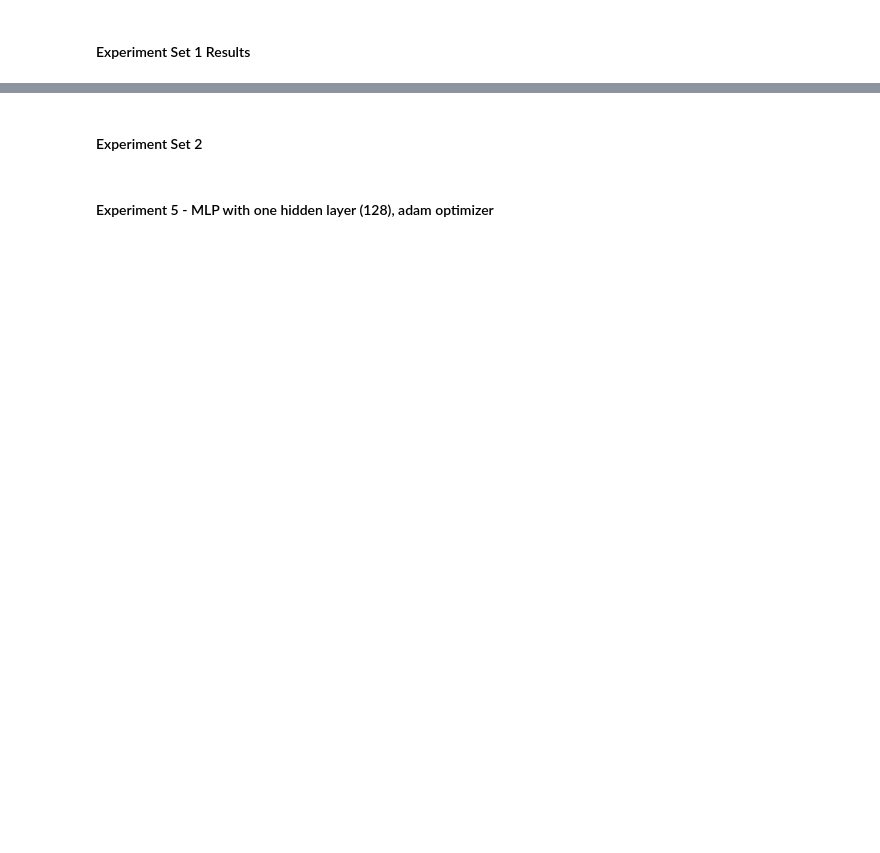
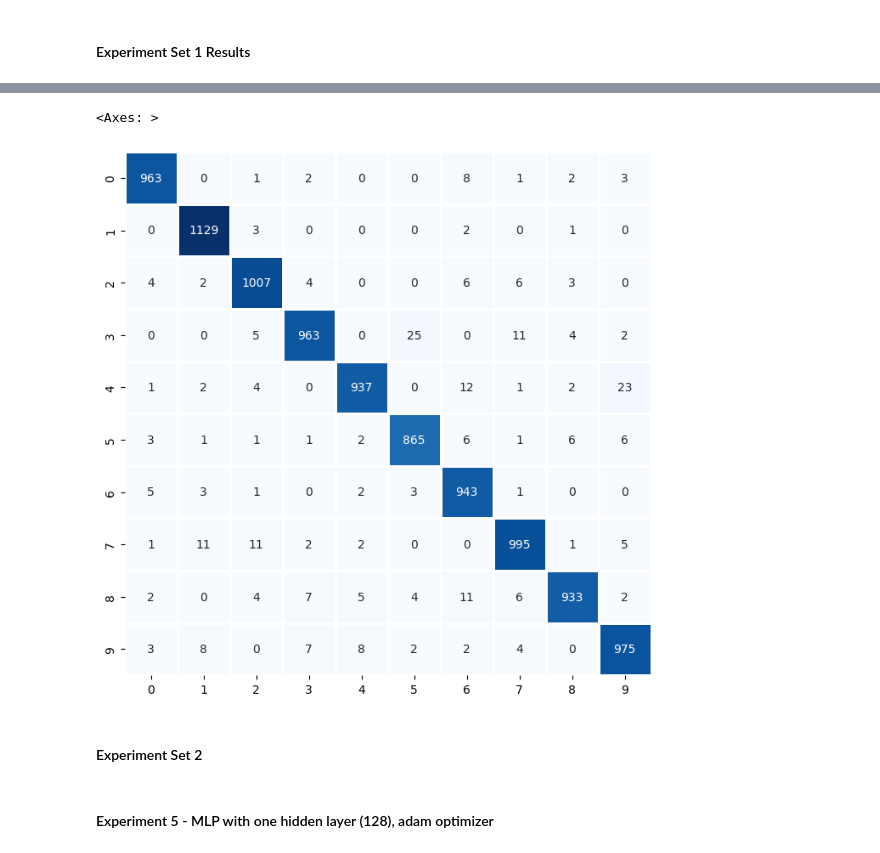
Before and after one commit to hayashady/NU_MSDS, a Jupyter notebook: 458 - Artificial Intelligence & Deep Learning/458.3 - Simple Neural Networks: Architecture & Design Principles/Assignment1Hayashi.ipynb, the cells around one changed output, grey strips where cells are left out. Saved outputs shown, nothing was run; the diff lists cells and outputs as text; code cells hidden in the pictures; blank space fills up the shorter version.

```diff
--- a/458 - Artificial Intelligence & Deep Learning/458.3 - Simple Neural Networks: Architecture & Design Principles/Assignment1Hayashi.ipynb
+++ b/458 - Artificial Intelligence & Deep Learning/458.3 - Simple Neural Networks: Architecture & Design Principles/Assignment1Hayashi.ipynb
@@ -330,7 +258,8 @@ training_two = history = model_two.fit(
     ,epochs = 200
     ,validation_split=0.20
     ,callbacks=[tf.keras.callbacks.ModelCheckpoint("model_two.h5",save_best_only=True,save_weights_only=False)
-                ,tf.keras.callbacks.EarlyStopping(monitor='val_accuracy', patience=2)]
+                ,tf.keras.callbacks.EarlyStopping(monitor='val_accuracy', patience=2)],
+    verbose=0
     )
 
 # Step 3a - Load the best model
@@ -338,4 +267,5 @@ model_two = tf.keras.models.load_model("model_two.h5")
 
 # Step 4 - Predict the test set
 preds_two = model_two.predict(x_test_norm)
+preds_two = np.argmax(preds_two, axis=1)
 # %% [output]
@@ -381,7 +293,8 @@ training_three = history = model_three.fit(
     ,epochs = 200
     ,validation_split=0.20
     ,callbacks=[tf.keras.callbacks.ModelCheckpoint("model_three.h5",save_best_only=True,save_weights_only=False)
-                ,tf.keras.callbacks.EarlyStopping(monitor='val_accuracy', patience=2)]
+                ,tf.keras.callbacks.EarlyStopping(monitor='val_accuracy', patience=2)],
+    verbose=0
     )
 
 # Step 3a - Load the best model
@@ -389,4 +302,5 @@ model_three = tf.keras.models.load_model("model_three.h5")
 
 # Step 4 - Predict the test set
 preds_three = model_three.predict(x_test_norm)
+preds_three = np.argmax(preds_three, axis=1)
 # %% [output]
@@ -430,7 +328,8 @@ training_four = model_four.fit(
     ,epochs = 200
     ,validation_split=0.20
     ,callbacks=[tf.keras.callbacks.ModelCheckpoint("model_four.h5",save_best_only=True,save_weights_only=False)
-                ,tf.keras.callbacks.EarlyStopping(monitor='val_accuracy', patience=2)]
+                ,tf.keras.callbacks.EarlyStopping(monitor='val_accuracy', patience=2)],
+    verbose=0
     )
 
 # Step 3a - Load the best model
@@ -438,4 +337,5 @@ model_four = tf.keras.models.load_model("model_four.h5")
 
 # Step 4 - Predict the test set
 preds_four = model_four.predict(x_test_norm)
+preds_four = np.argmax(preds_four, axis=1)
 # %% [output]
@@ -455,3 +366,18 @@ Epoch 5/200
+# %%
+matrix_one = confusion_matrix(y_test,preds_one)
+matrix_two = confusion_matrix(y_test,preds_two)
+matrix_three = confusion_matrix(y_test,preds_three)
+matrix_four = confusion_matrix(y_test,preds_four)
+
+fig, ax = plt.subplots(figsize=(8,8))
+
+# sns.heatmap(matrix_one, annot=True, fmt='d', linewidths=.75,  cbar=False, ax=ax,cmap='Blues',linecolor='white')
+# sns.heatmap(matrix_two, annot=True, fmt='d', linewidths=.75,  cbar=False, ax=ax,cmap='Blues',linecolor='white')
+# sns.heatmap(matrix_three, annot=True, fmt='d', linewidths=.75,  cbar=False, ax=ax,cmap='Blues',linecolor='white')
+sns.heatmap(matrix_four, annot=True, fmt='d', linewidths=.75,  cbar=False, ax=ax,cmap='Blues',linecolor='white')
+# %% [output]
+<Axes: >
+[figure, added]
 # %% [markdown]
 #### Experiment Set 2
 # %% [markdown]
```
Also changed, not shown: parts of 25 cells of this notebook, 10 other files.
